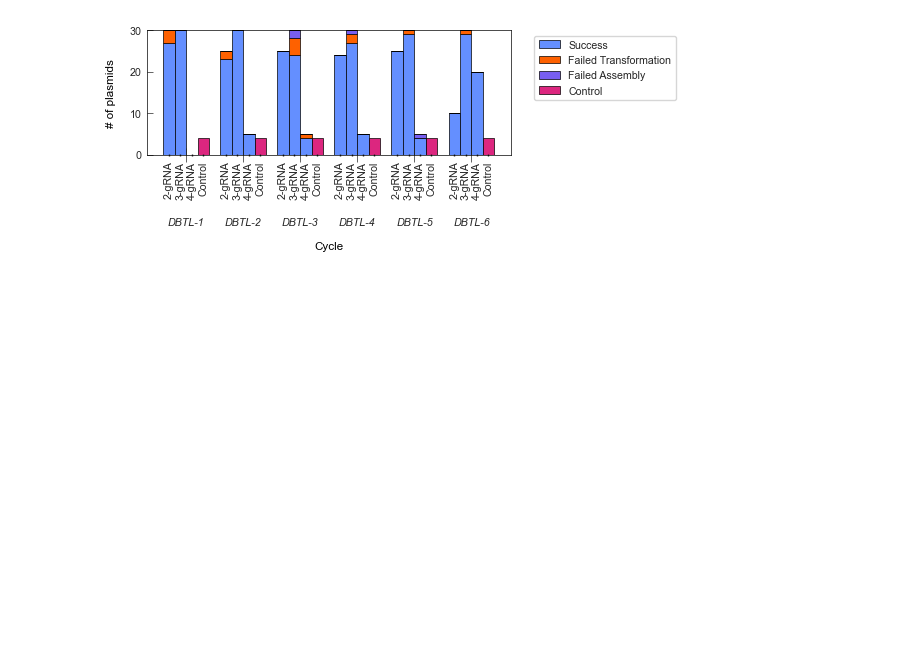
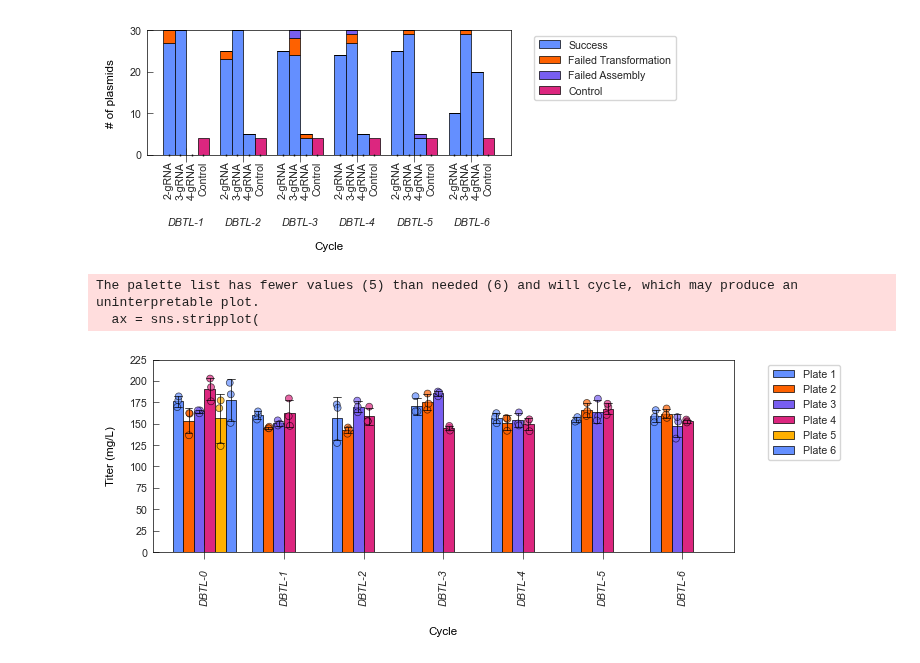
Before and after one commit to JBEI/Isoprenol_CRISPRi, a Jupyter notebook: CRISPRi_Figures.ipynb, the cells around one changed output. Saved outputs shown, nothing was run; the diff lists cells and outputs as text; code cells hidden in the pictures; blank space fills up the shorter version.

Commit message:
Added more DBT Data/Figures

```diff
--- a/CRISPRi_Figures.ipynb
+++ b/CRISPRi_Figures.ipynb
@@ -547,3 +547,59 @@ plt.show()
 # %% [output]
 6
 [figure]
+# %%
+import pandas as pd
+import seaborn as sns
+import matplotlib.pyplot as plt
+
+# Load data and sort by Plate and Cycle
+figname = "Control_titers"
+df = pd.read_csv('Figure_Data\\241004_Isoprenol_Controls.csv')
+df_sorted = df.sort_values(by=['Plate', 'Cycle'], ascending=True)
+
+# Use the sorted DataFrame for plotting
+data = df_sorted.copy()
+
+# Define the color palette based on the number of plates
+enmax_palette = ["#648FFF", "#FE6100", "#785EF0", "#DC267F", "#FFB000"]
+sns.set_palette(palette=enmax_palette)
+
+# Adjust figure width based on data
+w = len(data) / 12
+plt.figure(figsize=(w, 2.5))
+
+# Plotting stripplot and barplot with the same palette
+with sns.color_palette(enmax_palette):
+    ax = sns.stripplot(
+        data=data, x="Cycle",
+        y="Titer", hue="Plate",
+        dodge=True, alpha=0.7, linewidth=line_size, palette=enmax_palette,
+        edgecolor="0", zorder=2)
+
+    ax = sns.barplot(
+        data=data, x="Cycle", y="Titer", hue="Plate",
+        errorbar="sd", zorder=0, capsize=0.1, errcolor="0", errwidth=line_size,
+        linewidth=line_size, edgecolor="0", saturation=1,palette=enmax_palette)
+    legend_handles, labels = ax.get_legend_handles_labels()
+
+# Format axes
+plt.xlabel('Cycle', labelpad=15)
+plt.ylabel('Titer (mg/L)', labelpad=10)
+plt.xticks(rotation='vertical', style='italic')
+
+# Ensure the x-axis doesn't have gaps for missing combinations of Cycle and Plate
+ax.set_xlim(-0.65, len(data['Cycle'].unique()) - 0.35)
+
+#format axes and legend
+plt.legend(legend_handles, ['_','_','_','_','_','_','Plate 1','Plate 2','Plate 3','Plate 4','Plate 5','Plate 6'], bbox_to_anchor=(1.05, 1), loc='upper left')
+
+plt.xticks(rotation='vertical',style='italic')
+plt.ylim(0,225)
+
+# Save the figure
+plt.savefig(f'Figure_Export/{figname}.svg', dpi=1200, bbox_inches='tight')
+plt.show()
+# %% [output]
+The palette list has fewer values (5) than needed (6) and will cycle, which may produce an uninterpretable plot.
+  ax = sns.stripplot(
+[figure, added]
```
Also changed, not shown: parts of 1 cell of this notebook, 10 other files.
